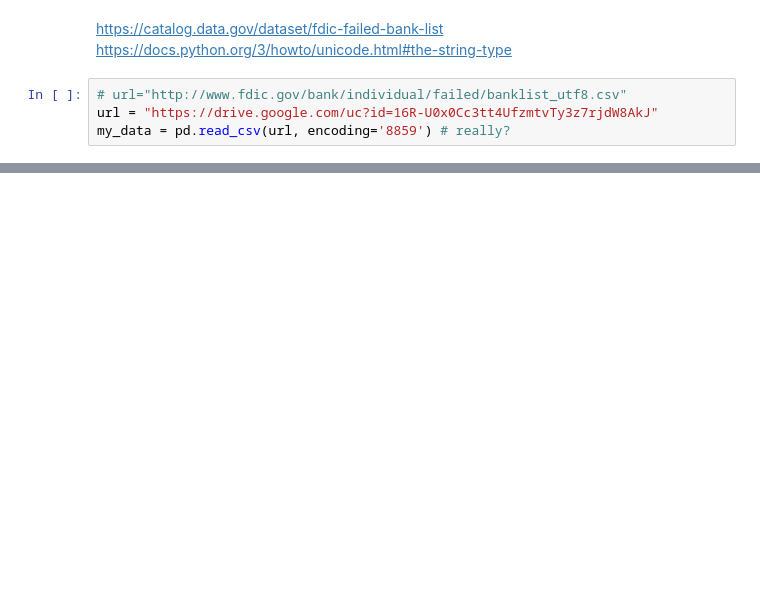
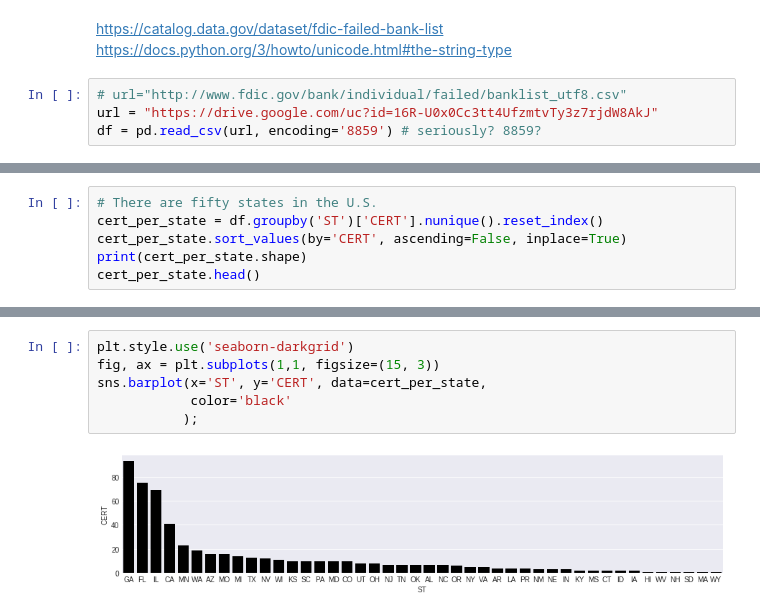
Before and after one commit to LambdaSchool/DS-Unit-1-Sprint-5-Data-Storytelling-Blog-Post, a Jupyter notebook: fdic_failed_bank_list.ipynb, the cells around one changed output, grey strips where cells are left out. Drawn from its saved outputs; the diff is of its cells as text; blank space fills up the shorter version.

```diff
--- a/fdic_failed_bank_list.ipynb
+++ b/fdic_failed_bank_list.ipynb
@@ -13,5 +23,5 @@ https://docs.python.org/3/howto/unicode.html#the-string-type
 # %%
 # url="http://www.fdic.gov/bank/individual/failed/banklist_utf8.csv"
 url = "https://drive.google.com/uc?id=16R-U0x0Cc3tt4UfzmtvTy3z7rjdW8AkJ"
-my_data = pd.read_csv(url, encoding='8859') # really?
+df = pd.read_csv(url, encoding='8859') # seriously? 8859?
 # %%
@@ -37,3 +47,9 @@ Acquiring Institution    0
 Closing Date             0
 Updated Date             0
 dtype: int64
+# %%
+# There are fifty states in the U.S.
+cert_per_state = df.groupby('ST')['CERT'].nunique().reset_index()
+cert_per_state.sort_values(by='CERT', ascending=False, inplace=True)
+print(cert_per_state.shape)
+cert_per_state.head()
@@ -39,0 +64,8 @@ dtype: int64
+# %%
+plt.style.use('seaborn-darkgrid')
+fig, ax = plt.subplots(1,1, figsize=(15, 3))
+sns.barplot(x='ST', y='CERT', data=cert_per_state,
+            color='black'
+           );
+# %% [output]
+[figure, added]
```
Also changed, not shown: parts of 12 cells of this notebook.
